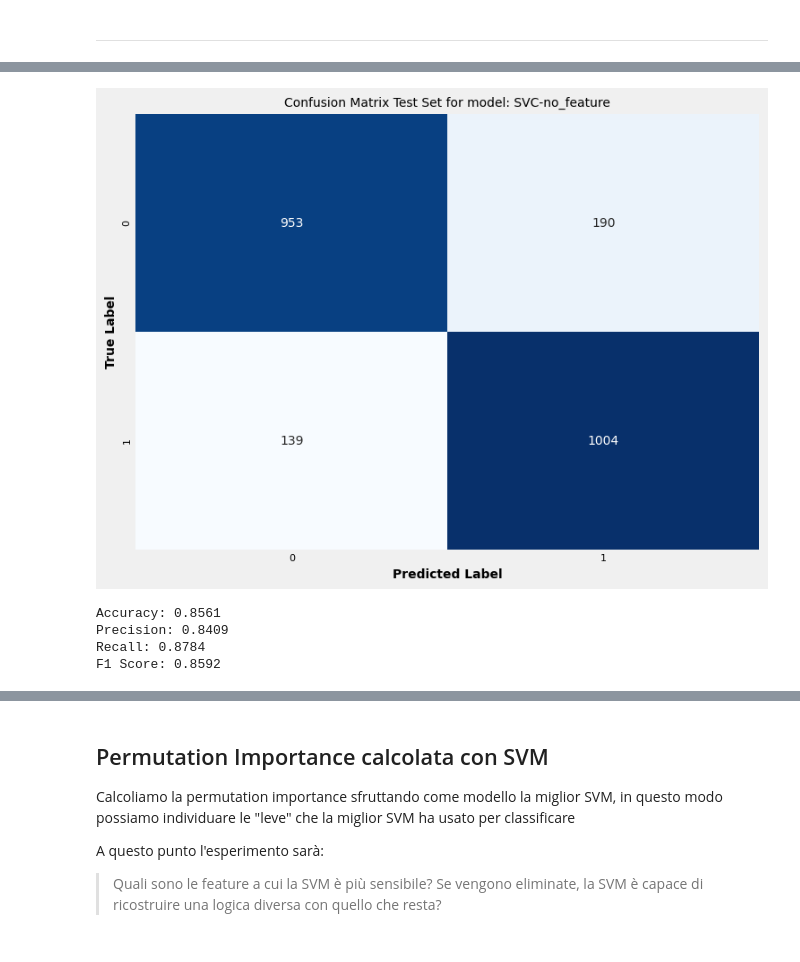
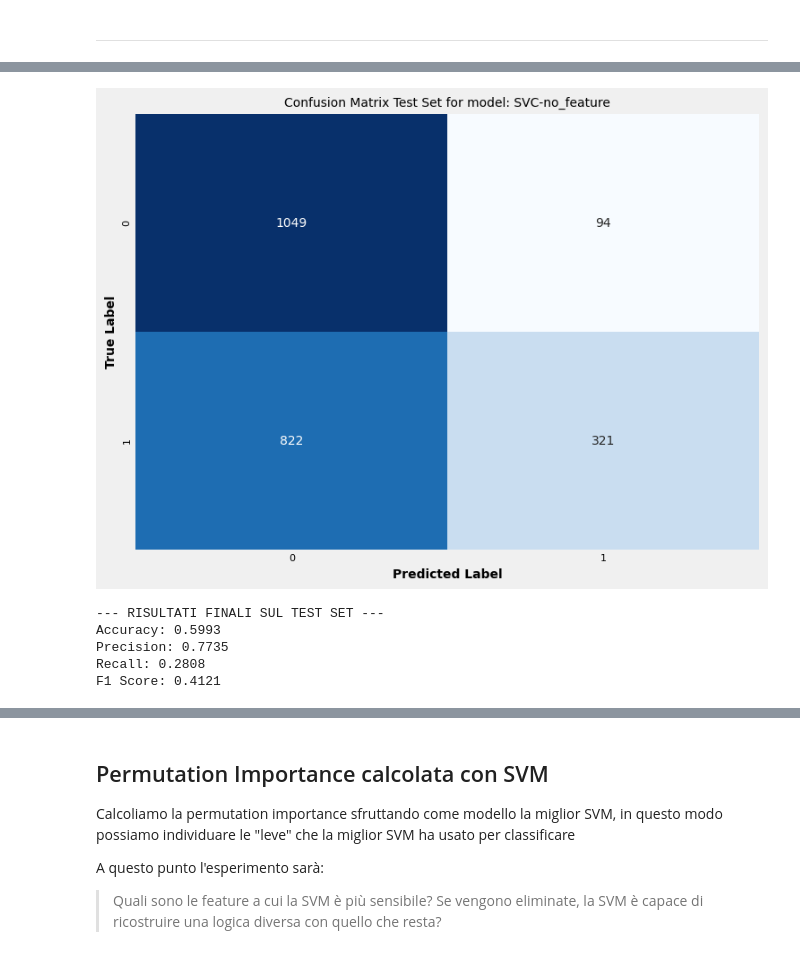
Before and after one commit to francosalvucci14/Progetto_MachineLearning, a Jupyter notebook: Progetto_ML_phishing-url.ipynb, the cells around one changed output, grey strips where cells are left out. Drawn from its saved outputs; the diff is of its cells as text; code cells hidden in the pictures.

Commit message:
final version + images

```diff
--- a/Progetto_ML_phishing-url.ipynb
+++ b/Progetto_ML_phishing-url.ipynb
@@ -1168,13 +1392,14 @@ pipe_rf_log = Pipeline([
 ])
 
 param_grid_rf_log = {
-    'rf__n_estimators': [50, 100, 200,500],
+    'rf__n_estimators': [50, 100, 200,300],
     'rf__max_depth': [None, 10, 15, 20,50],
     'rf__criterion': ['gini', 'entropy', 'log_loss'],
-    'rf__class_weight': [None,'balanced','balanced_subsample']
+    'rf__class_weight': [None,'balanced']
 }
-mean_train_scores, mean_test_scores, params, best_rf_log = iperparametri_ott_pipe(pipe_rf_log, param_grid_rf_log, X_train, y_train)
-plot_hyperp(mean_train_scores, mean_test_scores, params)
+result_dict_rf_log = iperparametri_ott_pipe(pipe_rf_log, param_grid_rf_log, X_train, y_train)
+best_rf_log = result_dict_rf_log["best_estimator"]
+plot_hyperp(result_dict_rf_log)
 
 clf  = best_rf_log.named_steps['rf']
 print(f"Best pipeline\n\tn_estimators: {clf.n_estimators}\n\tmax_depth: {clf.max_depth}\
@@ -1188,11 +1413,12 @@ Best pipeline
 # %%
 model_name = best_rf_log.named_steps['rf'].__class__.__name__+"+Log"
 
-# Chiamata alla funzione di valutazione
-cm, acc_rf_log, precision_rf_log, recall_rf_log, f1_rf_log, cfm_rf_log, std_dev_rf_log = evaluation(best_rf_log, X_train, y_train)
-plot_results(cm,model_name, acc_rf_log, precision_rf_log, recall_rf_log, f1_rf_log, cfm_rf_log, std_dev_rf_log)
+# # Chiamata alla funzione di valutazione
+acc_rf_log, precision_rf_log, recall_rf_log, f1_rf_log, cfm_rf_log, std_dev_rf_log,mean_cv_rf_log, std_cv_rf_log, penalized_score_rf_log = evaluation(best_rf_log, X_train, y_train)
+print(f"CV Mean: {mean_cv_rf_log:.4f}, CV Std: {std_cv_rf_log:.4f}, Penalized Score: {penalized_score_rf_log:.4f}")
+plot_results(model_name, acc_rf_log, precision_rf_log, recall_rf_log, f1_rf_log, cfm_rf_log, std_dev_rf_log)
 
 # valutazione sul test set
-cm , acc_rf_log, precision_rf_log, recall_rf_log, f1_rf_log, cfm_rf_log = evaluation_finale(best_rf_log, X_test, y_test)
-plot_results_evaluation_finale(cm, model_name, acc_rf_log, precision_rf_log, recall_rf_log, f1_rf_log, cfm_rf_log)
+acc_rf_log, precision_rf_log, recall_rf_log, f1_rf_log, cfm_rf_log = evaluation_finale(best_rf_log, X_train, y_train, X_test, y_test)
+plot_results_evaluation_finale(model_name, acc_rf_log, precision_rf_log, recall_rf_log, f1_rf_log, cfm_rf_log)
 # %% [output]
@@ -1209,0 +1437,2 @@ F1 Score: 0.9546
+# %%
+plot_learning_curve(best_rf_log, X_train, y_train)
@@ -1362,7 +1564,7 @@ A questo punto l'esperimento sarà:
 # %%
 # Calcolo permutation importance sul training set
 result = permutation_importance(
-    best_rf,
+    final_rf,
     X_test,
     y_test,
     n_repeats=20,
@@ -1463,12 +1687,15 @@ Best pipeline
 # %%
 model_name = best_svm_no_feature.named_steps['svm'].__class__.__name__+"-no_feature"
 
-cm, acc_svm_no_feature, precision_svm_no_feature, recall_svm_no_feature, f1_svm_no_feature, cfm_svm_no_feature = evaluation_finale(best_svm_no_feature, X_test_reduced, y_test)
+acc_svm_no_feature, precision_svm_no_feature, recall_svm_no_feature, f1_svm_no_feature, cfm_svm_no_feature  = evaluation_finale(best_svm_no_feature, X_train_reduced, y_train, X_test_reduced, y_test)
 
-plot_results_evaluation_finale(cm, model_name, acc_svm_no_feature, precision_svm_no_feature, recall_svm_no_feature, f1_svm_no_feature, cfm_svm_no_feature)
+
+
+plot_results_evaluation_finale(model_name, acc_svm_no_feature, precision_svm_no_feature, recall_svm_no_feature, f1_svm_no_feature, cfm_svm_no_feature)
 # %% [output]
-[figure, old version]
+[figure, new version]
-Accuracy: 0.8561
-Precision: 0.8409
-Recall: 0.8784
-F1 Score: 0.8592
+--- RISULTATI FINALI SUL TEST SET ---
+Accuracy: 0.5993
+Precision: 0.7735
+Recall: 0.2808
+F1 Score: 0.4121
```
Also changed, not shown: parts of 55 cells of this notebook, 3 other files.
